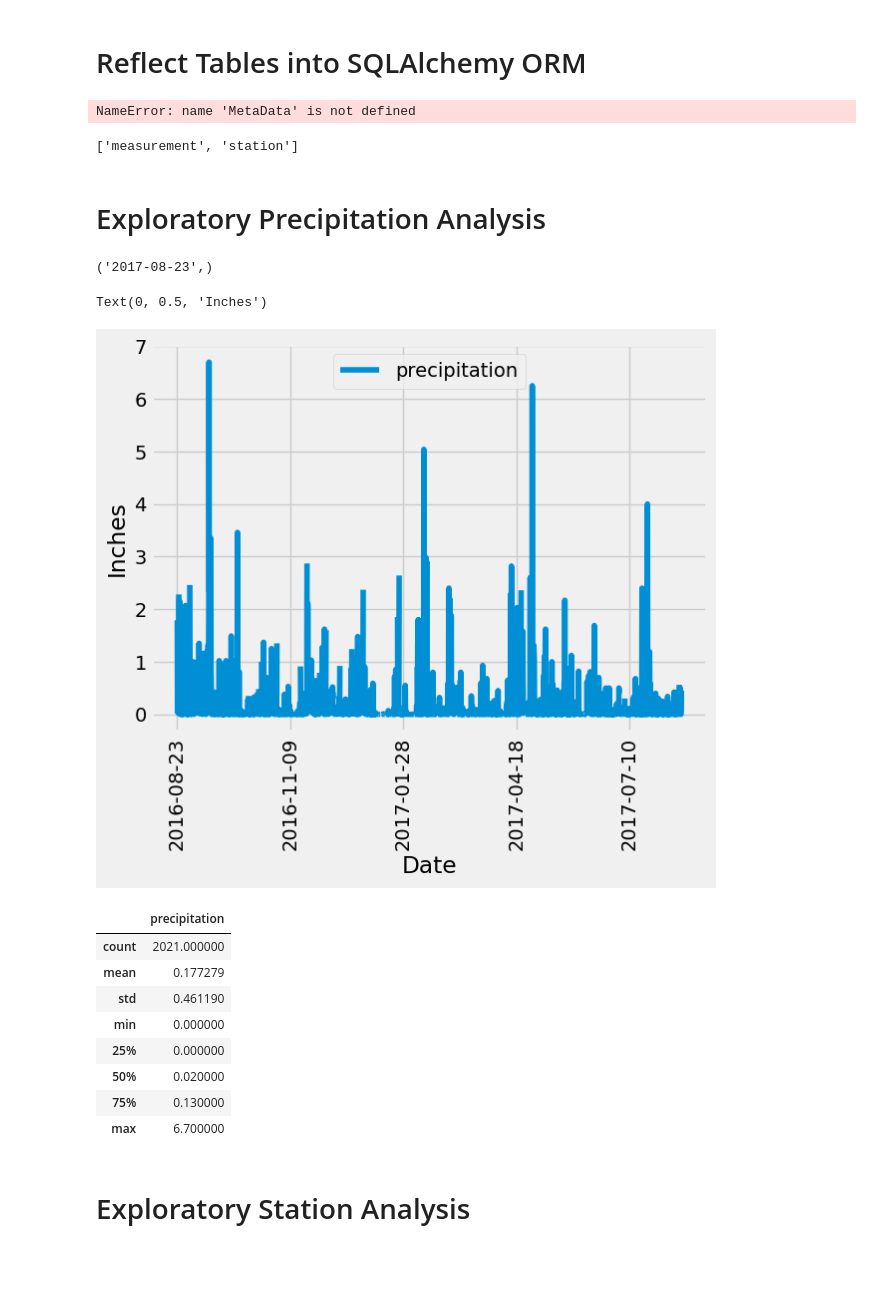
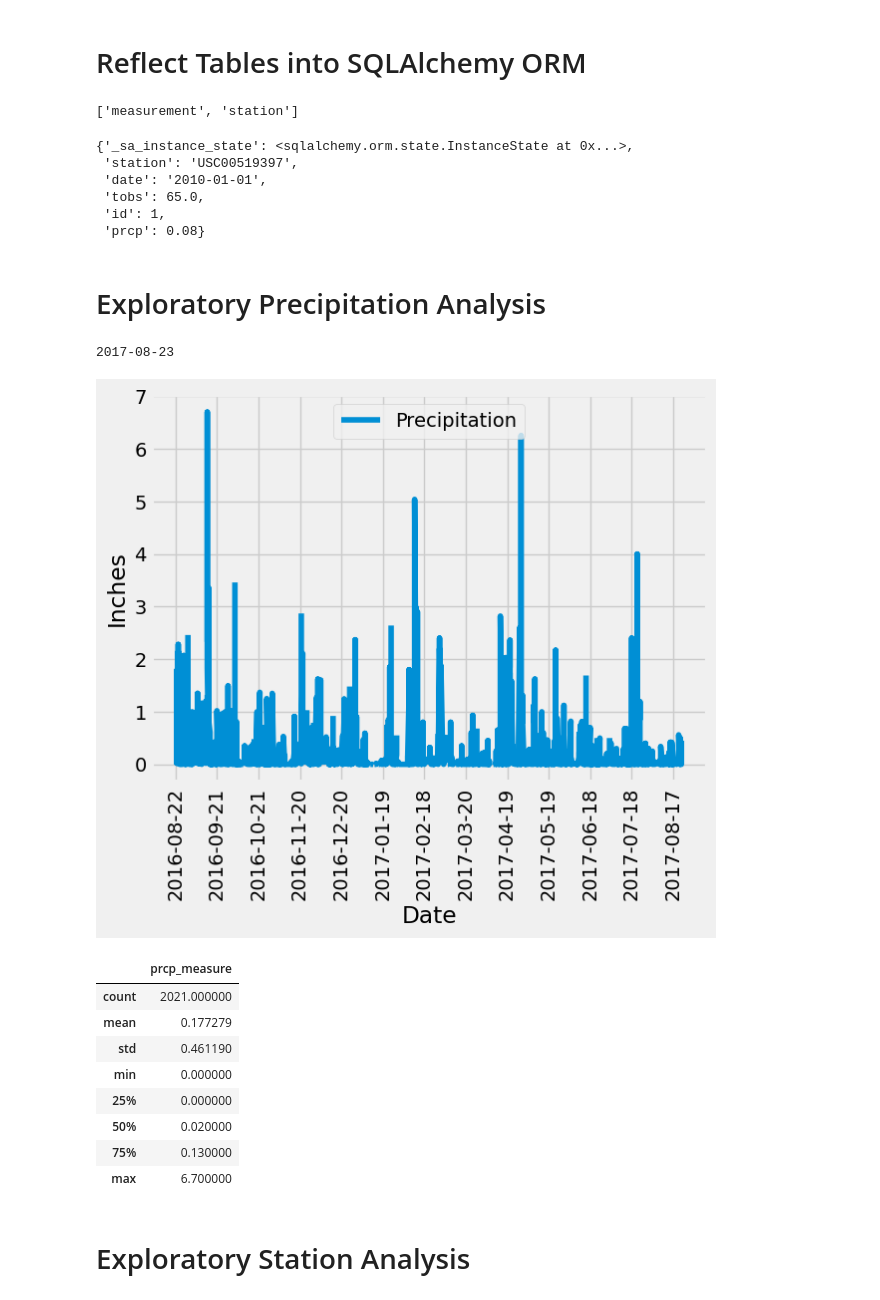
Before and after one commit to CharlesQuinn1/sqlalchemy-challenge, a Jupyter notebook: SurfsUp/climate_starter.ipynb, the cells around one changed output. Drawn from its saved outputs; the diff is of its cells as text; code cells hidden in the pictures; blank space fills up the shorter version.

```diff
--- a/SurfsUp/climate_starter.ipynb
+++ b/SurfsUp/climate_starter.ipynb
@@ -21,10 +21,8 @@ engine = create_engine("sqlite:///Resources/hawaii.sqlite")
 # %%
 # reflect an existing database into a new model
-
-# hawaii_measurements = Table("hawaii_measurements", metadata_obj, autoload_with=engine)
+Base = automap_base()
 
 # reflect the tables
+Base.prepare(autoload_with=engine)
-# %% [output]
-NameError: name 'MetaData' is not defined
 # %%
 # View all of the classes that automap found
@@ -32,38 +31,81 @@ NameError: name 'MetaData' is not defined
 ['measurement', 'station']
 # %%
 # Save references to each table
+measurement = Base.classes.measurement
+stations = Base.classes.station
 # %%
 # Create our session (link) from Python to the DB
+session = Session(engine)
+# %%
+first_row = session.query(measurement).first()
+first_row.__dict__
+# %% [output]
+{'_sa_instance_state': <sqlalchemy.orm.state.InstanceState at 0x...>,
+ 'station': 'USC00519397',
+ 'date': '2010-01-01',
+ 'tobs': 65.0,
+ 'id': 1,
+ 'prcp': 0.08}
 # %% [markdown]
 # Exploratory Precipitation Analysis
 # %%
 # Find the most recent date in the data set.
+max_date = session.query(func.max(func.DATE(measurement.date))).all()
+
+for row in max_date:
+    print(row[0])
 # %% [output]
-('2017-08-23',)
+2017-08-23
 # %%
 # Design a query to retrieve the last 12 months of precipitation data and plot the results.
 # Starting from the most recent data point in the database.
 
 # Calculate the date one year from the last date in data set.
+from datetime import datetime
+from datetime import timedelta
+import matplotlib.dates as mdates
+max_date = session.query(func.max(measurement.date)).all()
 
+for row in max_date:
+    max_date = datetime.strptime(row[0], '%Y-%m-%d').date()
+    new_date = datetime.strptime(row[0], '%Y-%m-%d').date() - timedelta(days=365)
 
 # Perform a query to retrieve the data and precipitation scores
+perc_scores = session.query(measurement.date, measurement.prcp).filter(measurement.date >= new_date).all()
 
+prcp_date = []
+prcp_measure = []
+
+for x, y in perc_scores:
+    prcp_date.append(datetime.strptime(x, '%Y-%m-%d').date())
+    prcp_measure.append(y)
 
 # Save the query results as a Pandas DataFrame. Explicitly set the column names
-
+prcp_list = list(zip(prcp_date, prcp_measure))
+prcp_df = pd.DataFrame(prcp_list,columns=['prcp_date','prcp_measure'])
 
 # Sort the dataframe by date
-
+prcp_df.sort_values('prcp_date', ascending=False, inplace=True)
+prcp_df.head()
 
 # Use Pandas Plotting with Matplotlib to plot the data
+ax = prcp_df.plot.line('prcp_date', 'prcp_measure', label='Precipitation')
+ax.set_xlabel('Date')
+ax.get_xaxis().set_major_formatter(mdates.DateFormatter('%Y-%m-%d'))
+ax.set_ylabel('Inches')
+ax.legend(loc='upper center')
+ax.xaxis.set_major_locator(mdates.DayLocator(interval=30))
+xfmt = mdates.DateFormatter('%Y-%m-%d')
+ax.xaxis.set_major_formatter(xfmt)
+plt.xticks(rotation=90)
+plt.show()
 # %% [output]
-Text(0, 0.5, 'Inches')
-[figure, old version]
+[figure, new version]
 # %%
 # Use Pandas to calculate the summary statistics for the precipitation data
+prcp_df.describe()
 # %% [output]
-|  | precipitation |
+|  | prcp_measure |
 | count | 2021.000000 |
 | mean | 0.177279 |
 | std | 0.461190 |
```
Also changed, not shown: parts of 7 cells of this notebook.
